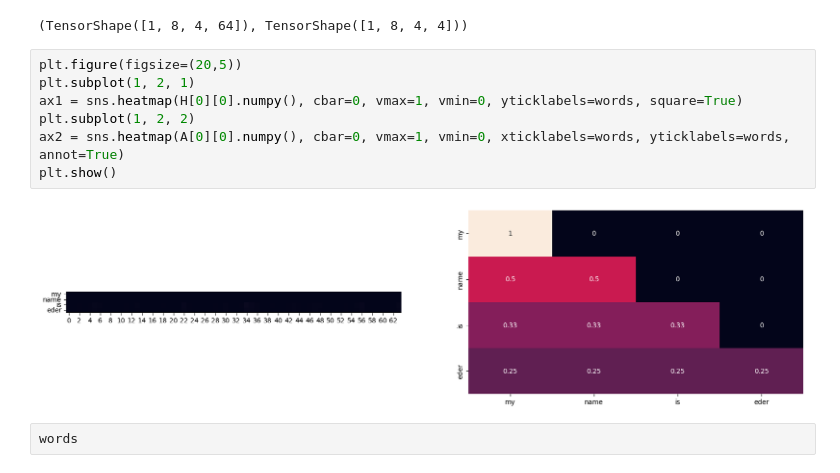
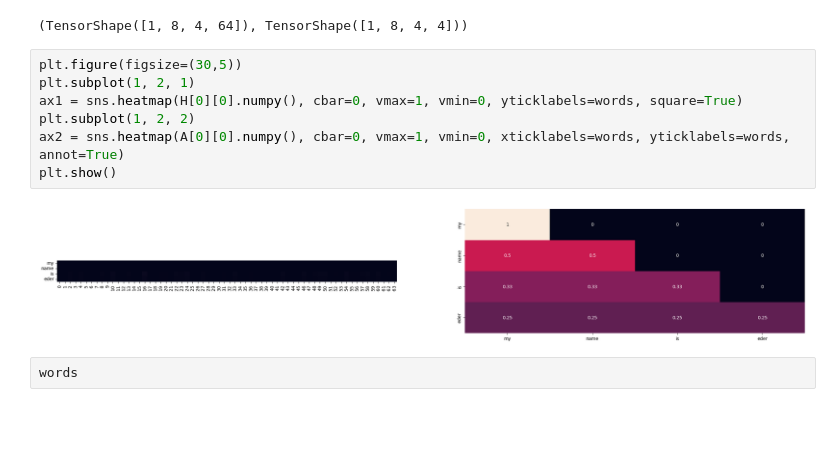
Before and after one commit to ealeongomez/Machine-Learning, a Jupyter notebook: Attention-mechanisms/2-TensorFlow_MultiHeadAttention.ipynb, the cells around one changed output. Drawn from its saved outputs; the diff is of its cells as text; blank space fills up the shorter version.

```diff
--- a/Attention-mechanisms/2-TensorFlow_MultiHeadAttention.ipynb
+++ b/Attention-mechanisms/2-TensorFlow_MultiHeadAttention.ipynb
@@ -208,14 +207,14 @@ H.shape, A.shape
 # %% [output]
 (TensorShape([1, 8, 4, 64]), TensorShape([1, 8, 4, 4]))
 # %%
-plt.figure(figsize=(20,5))
+plt.figure(figsize=(30,5))
 plt.subplot(1, 2, 1)
 ax1 = sns.heatmap(H[0][0].numpy(), cbar=0, vmax=1, vmin=0, yticklabels=words, square=True)
 plt.subplot(1, 2, 2)
 ax2 = sns.heatmap(A[0][0].numpy(), cbar=0, vmax=1, vmin=0, xticklabels=words, yticklabels=words, annot=True)
 plt.show()
 # %% [output]
-[figure, old version]
+[figure, new version]
 # %%
 words
 # %% [output]
```
Also changed, not shown: parts of 3 cells of this notebook, 7 other files.
